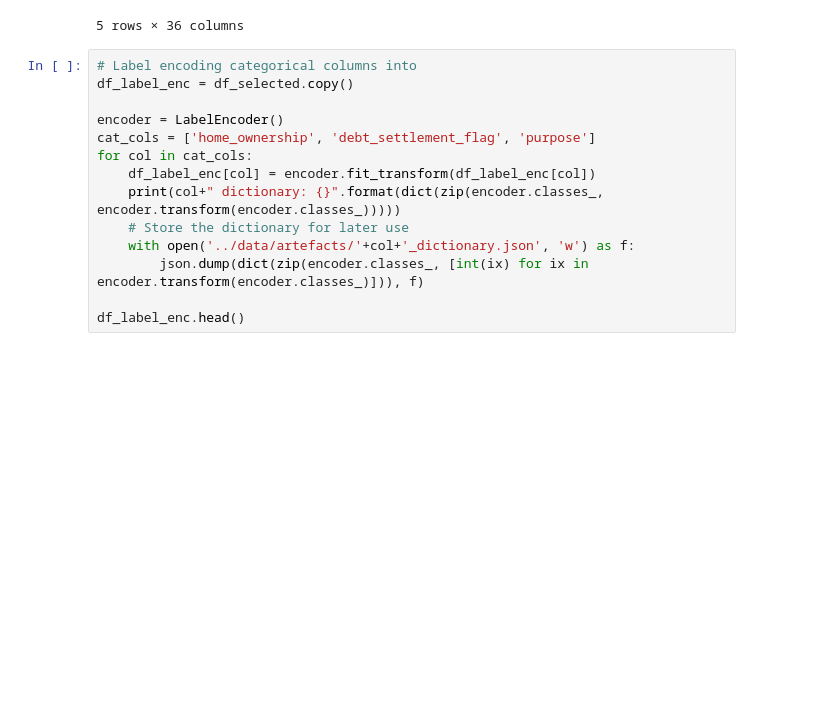
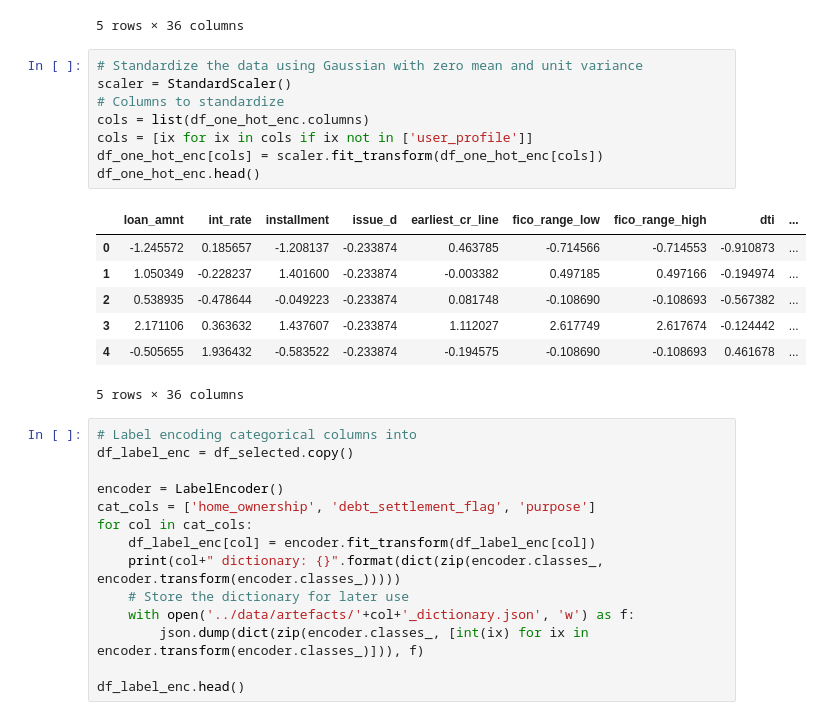
Before and after one commit to Kritika-19/loan-lending, a Jupyter notebook: notebooks/feature_engg.ipynb, the cells around one changed output. Drawn from its saved outputs; the diff is of its cells as text; blank space fills up the shorter version.

```diff
--- a/notebooks/feature_engg.ipynb
+++ b/notebooks/feature_engg.ipynb
@@ -189,6 +190,22 @@ df_one_hot_enc.head()
 | 3 | 35000.0 | 14.85 | 829.90 | 103.5 | 1323.000000 | 785.0 | 789.0 | 17.06 | ... |
 | 4 | 10400.0 | 22.45 | 289.91 | 103.5 | 1198.166667 | 695.0 | 699.0 | 25.37 | ... |
 5 rows × 36 columns
+# %%
+# Standardize the data using Gaussian with zero mean and unit variance
+scaler = StandardScaler()
+# Columns to standardize
+cols = list(df_one_hot_enc.columns)
+cols = [ix for ix in cols if ix not in ['user_profile']]
+df_one_hot_enc[cols] = scaler.fit_transform(df_one_hot_enc[cols])
+df_one_hot_enc.head()
+# %% [output]
+|  | loan_amnt | int_rate | installment | issue_d | earliest_cr_line | fico_range_low | fico_range_high | dti | ... |
+| 0 | -1.245572 | 0.185657 | -1.208137 | -0.233874 | 0.463785 | -0.714566 | -0.714553 | -0.910873 | ... |
+| 1 | 1.050349 | -0.228237 | 1.401600 | -0.233874 | -0.003382 | 0.497185 | 0.497166 | -0.194974 | ... |
+| 2 | 0.538935 | -0.478644 | -0.049223 | -0.233874 | 0.081748 | -0.108690 | -0.108693 | -0.567382 | ... |
+| 3 | 2.171106 | 0.363632 | 1.437607 | -0.233874 | 1.112027 | 2.617749 | 2.617674 | -0.124442 | ... |
+| 4 | -0.505655 | 1.936432 | -0.583522 | -0.233874 | -0.194575 | -0.108690 | -0.108693 | 0.461678 | ... |
+5 rows × 36 columns
 # %%
 # Label encoding categorical columns into
 df_label_enc = df_selected.copy()
```
Also changed, not shown: parts of 2 cells of this notebook, 3 other files.
